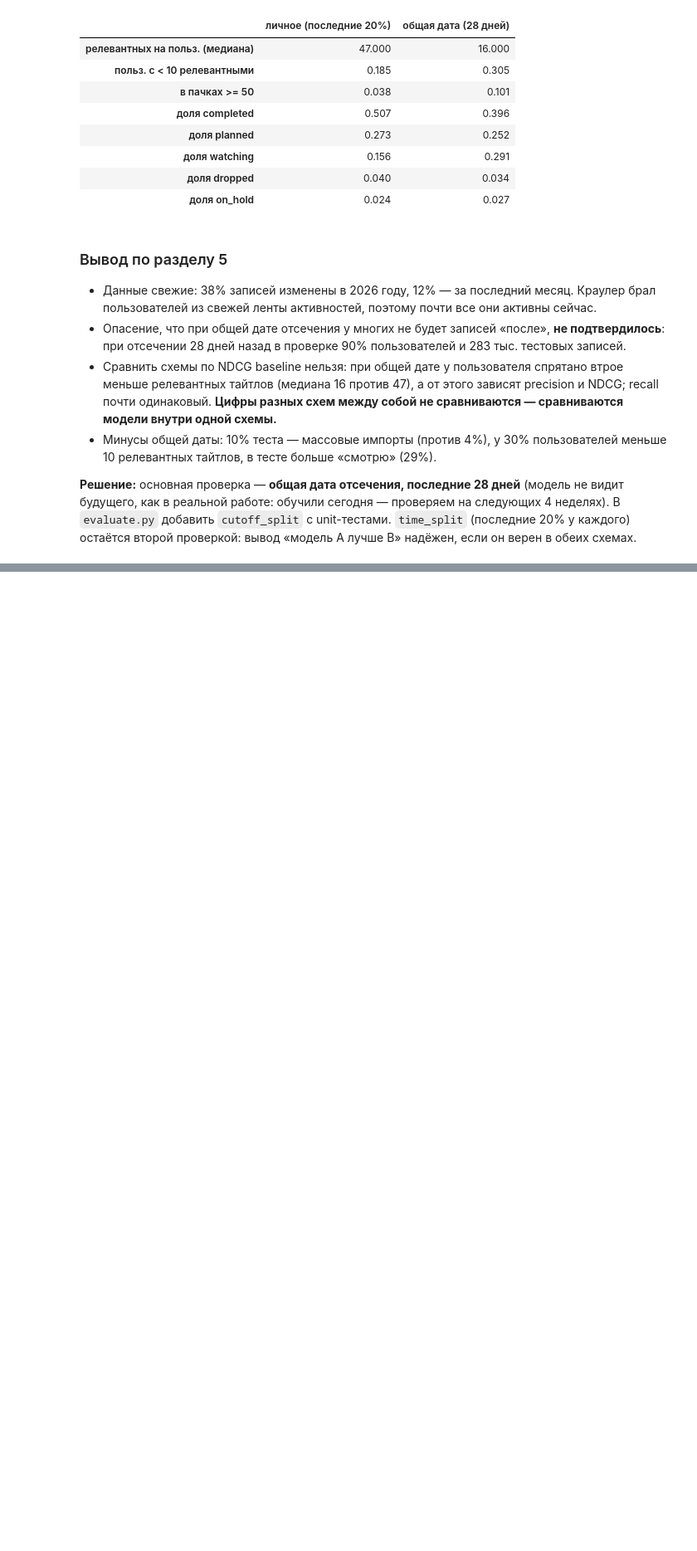
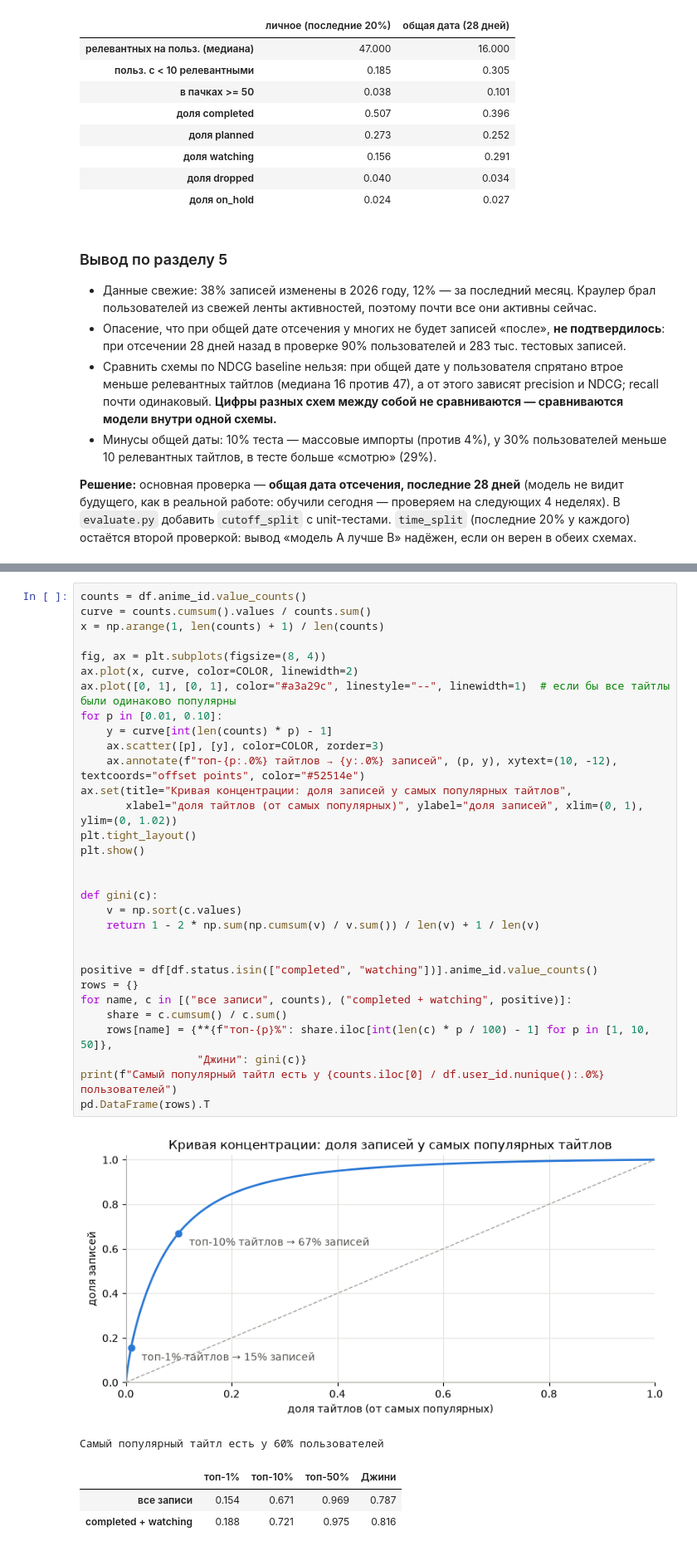
Before and after one commit to Drain-Doglazer/AniFolder, a Jupyter notebook: ml/notebooks/01_eda.ipynb, the cells around one changed output, grey strips where cells are left out. Shown at 83% size. Drawn from its saved outputs; the diff is of its cells as text; blank space fills up the shorter version.

```diff
--- a/ml/notebooks/01_eda.ipynb
+++ b/ml/notebooks/01_eda.ipynb
@@ -562,0 +572,37 @@ pd.DataFrame({"личное (последние 20%)": test_profile(test),
+# %%
+counts = df.anime_id.value_counts()
+curve = counts.cumsum().values / counts.sum()
+x = np.arange(1, len(counts) + 1) / len(counts)
+
+fig, ax = plt.subplots(figsize=(8, 4))
+ax.plot(x, curve, color=COLOR, linewidth=2)
+ax.plot([0, 1], [0, 1], color="#a3a29c", linestyle="--", linewidth=1)  # если бы все тайтлы были одинаково популярны
+for p in [0.01, 0.10]:
+    y = curve[int(len(counts) * p) - 1]
+    ax.scatter([p], [y], color=COLOR, zorder=3)
+    ax.annotate(f"топ-{p:.0%} тайтлов → {y:.0%} записей", (p, y), xytext=(10, -12), textcoords="offset points", color="#52514e")
+ax.set(title="Кривая концентрации: доля записей у самых популярных тайтлов",
+       xlabel="доля тайтлов (от самых популярных)", ylabel="доля записей", xlim=(0, 1), ylim=(0, 1.02))
+plt.tight_layout()
+plt.show()
+
+
+def gini(c):
+    v = np.sort(c.values)
+    return 1 - 2 * np.sum(np.cumsum(v) / v.sum()) / len(v) + 1 / len(v)
+
+
+positive = df[df.status.isin(["completed", "watching"])].anime_id.value_counts()
+rows = {}
+for name, c in [("все записи", counts), ("completed + watching", positive)]:
+    share = c.cumsum() / c.sum()
+    rows[name] = {**{f"топ-{p}%": share.iloc[int(len(c) * p / 100) - 1] for p in [1, 10, 50]},
+                  "Джини": gini(c)}
+print(f"Самый популярный тайтл есть у {counts.iloc[0] / df.user_id.nunique():.0%} пользователей")
+pd.DataFrame(rows).T
+# %% [output]
+[figure, added]
+Самый популярный тайтл есть у 60% пользователей
+|  | топ-1% | топ-10% | топ-50% | Джини |
+| все записи | 0.154 | 0.671 | 0.969 | 0.787 |
+| completed + watching | 0.188 | 0.721 | 0.975 | 0.816 |
```
Also changed, not shown: parts of 6 cells of this notebook.
